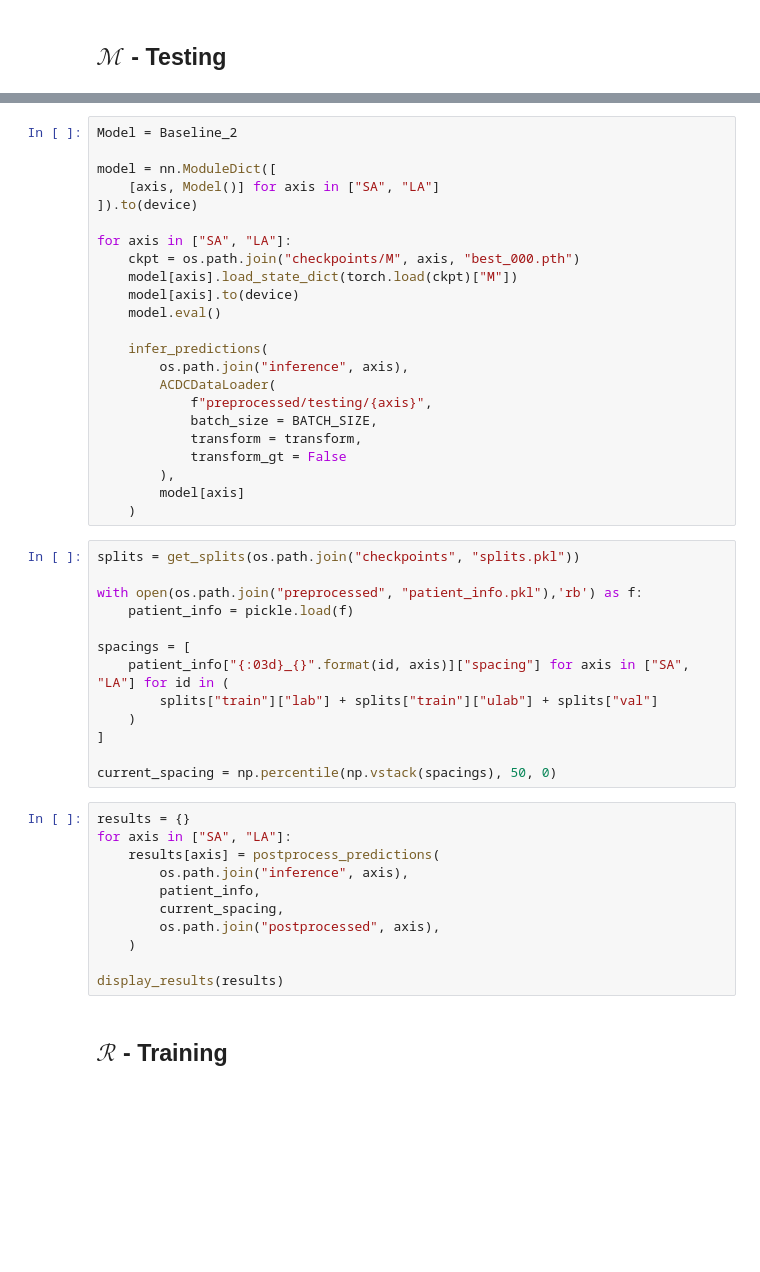
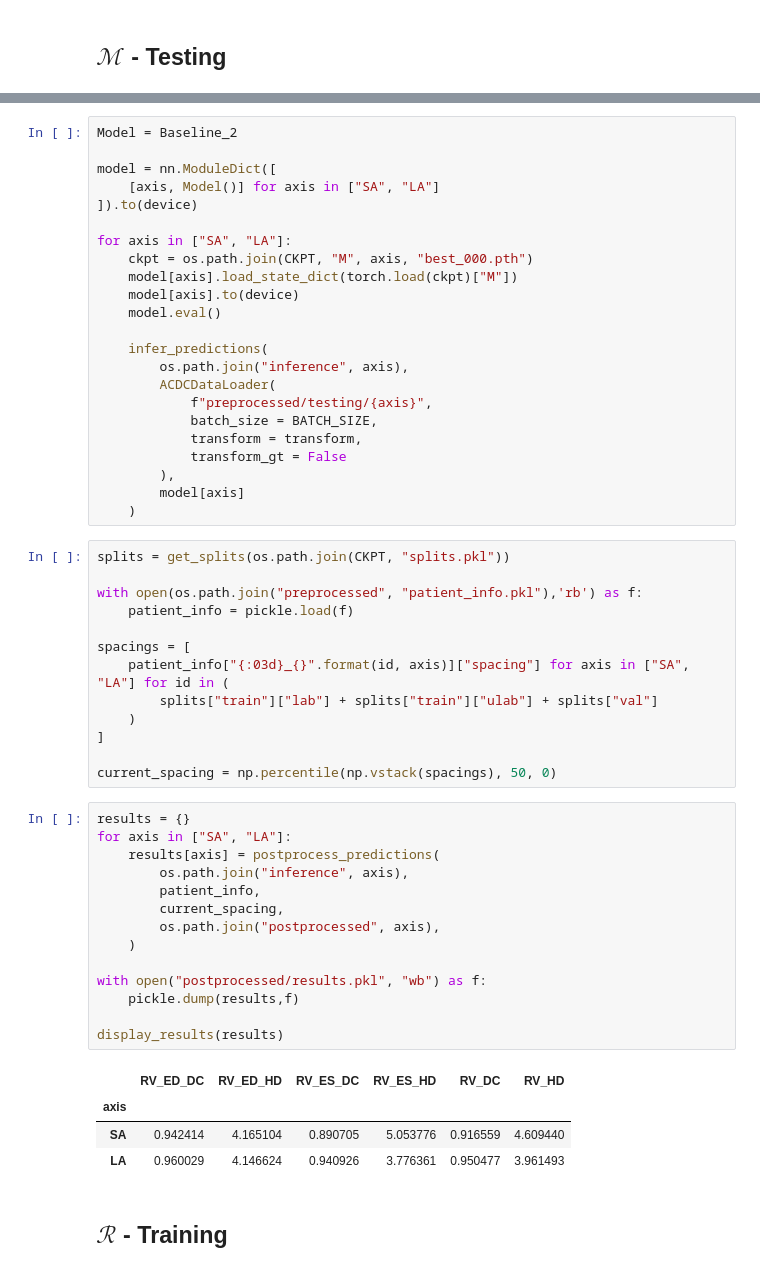
Before and after one commit to manigalati/MnMs2, a Jupyter notebook: Model_Refinement.ipynb, the cells around one changed output, grey strips where cells are left out. Cells and saved outputs as stored; diff of their text form; blank space fills up the shorter version.

```diff
--- a/Model_Refinement.ipynb
+++ b/Model_Refinement.ipynb
@@ -229,7 +393,7 @@ model = nn.ModuleDict([
 ]).to(device)
 
 for axis in ["SA", "LA"]:
-    ckpt = os.path.join("checkpoints/M", axis, "best_000.pth")
+    ckpt = os.path.join(CKPT, "M", axis, "best_000.pth")
     model[axis].load_state_dict(torch.load(ckpt)["M"])
     model[axis].to(device)
     model.eval()
@@ -245,7 +409,7 @@ for axis in ["SA", "LA"]:
         model[axis]
     )
 # %%
-splits = get_splits(os.path.join("checkpoints", "splits.pkl"))
+splits = get_splits(os.path.join(CKPT, "splits.pkl"))
 
 with open(os.path.join("preprocessed", "patient_info.pkl"),'rb') as f:
     patient_info = pickle.load(f)
@@ -260,14 +424,22 @@ current_spacing = np.percentile(np.vstack(spacings), 50, 0)
 # %%
 results = {}
 for axis in ["SA", "LA"]:
     results[axis] = postprocess_predictions(
         os.path.join("inference", axis),
         patient_info,
         current_spacing,
         os.path.join("postprocessed", axis),
     )
 
+with open("postprocessed/results.pkl", "wb") as f:
+    pickle.dump(results,f)
+
 display_results(results)
+# %% [output]
+|  | RV_ED_DC | RV_ED_HD | RV_ES_DC | RV_ES_HD | RV_DC | RV_HD |
+| axis |  |  |  |  |  |  |
+| SA | 0.942414 | 4.165104 | 0.890705 | 5.053776 | 0.916559 | 4.609440 |
+| LA | 0.960029 | 4.146624 | 0.940926 | 3.776361 | 0.950477 | 3.961493 |
 # %% [markdown]
 ## $\mathcal{R}$ - Training
 # %%
```
Also changed, not shown: parts of 26 cells of this notebook.
